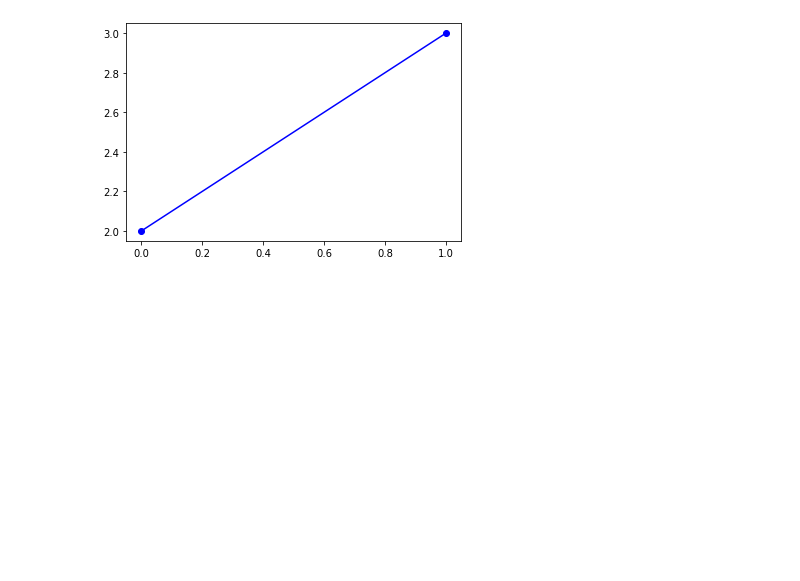
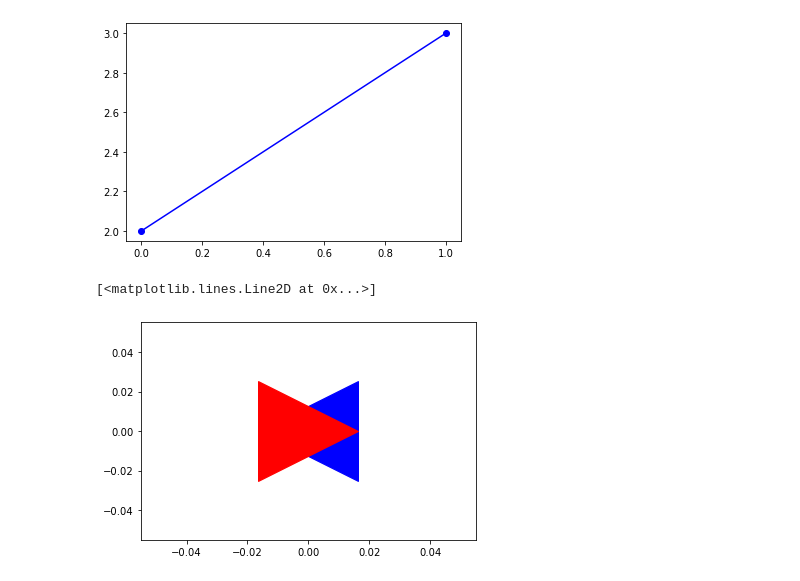
Before and after one commit to thinkpath/ai_practice, a Jupyter notebook: ch4-plot.ipynb, the cells around one changed output. Cells and saved outputs as stored; diff of their text form; code cells hidden in the pictures; blank space fills up the shorter version.

```diff
--- a/ch4-plot.ipynb
+++ b/ch4-plot.ipynb
@@ -18,3 +18,11 @@ plot(x,y,marker='o',color='b') #包含端点
 # %% [output]
 [<matplotlib.lines.Line2D at 0x...>]
 [figure]
+# %%
+x = [0,2,0,-2,0]
+y = [4,0,-4,0,4]
+plot(0,0,marker='<',markersize=100,color='b')
+plot(0,0,marker='>',markersize=100,color='r')
+# %% [output]
+[<matplotlib.lines.Line2D at 0x...>]
+[figure, added]
```
Also changed, not shown: parts of 4 cells of this notebook.
